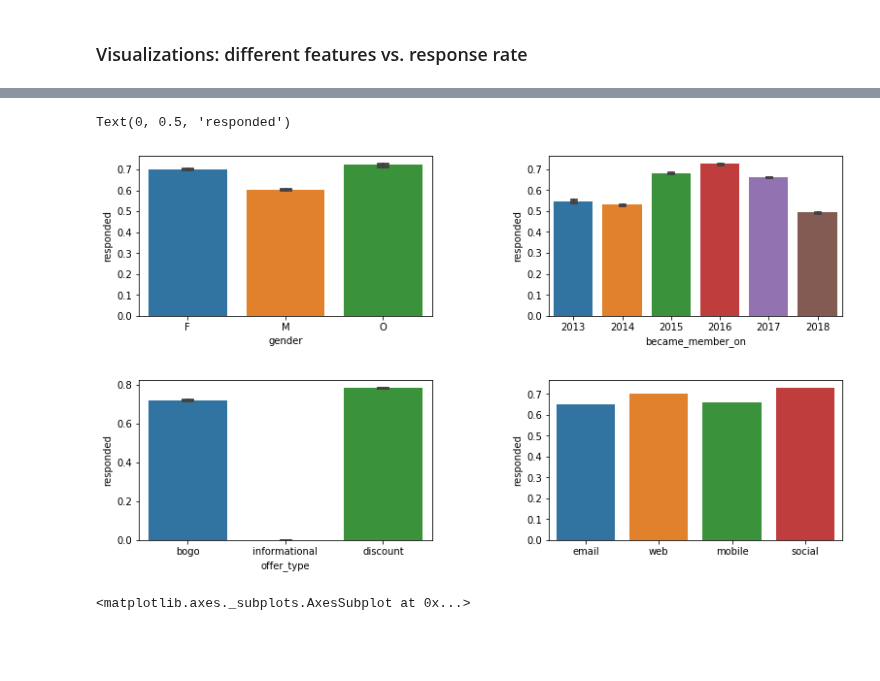
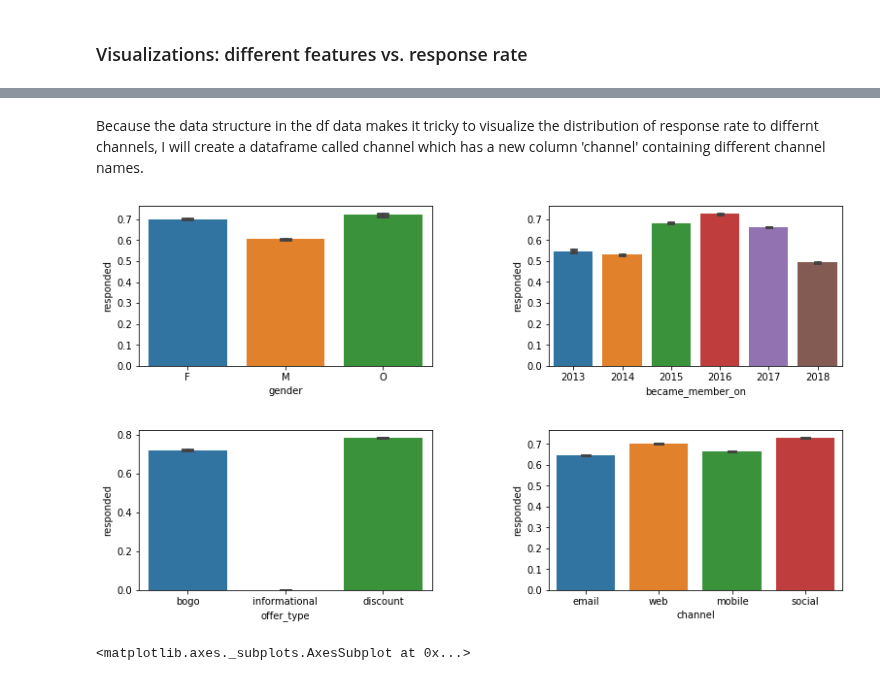
Before and after one commit to Kilie/starbucks, a Jupyter notebook: Starbucks_Capstone_notebook.ipynb, the cells around one changed output, grey strips where cells are left out. Cells and saved outputs as stored; diff of their text form; code cells hidden in the pictures; blank space fills up the shorter version.

```diff
--- a/Starbucks_Capstone_notebook.ipynb
+++ b/Starbucks_Capstone_notebook.ipynb
@@ -694,16 +684,31 @@ Text(0, 0.5, 'responded')
+# %% [markdown]
+Because the data structure in the df data makes it tricky to visualize the distribution of response rate to differnt channels, I will create a dataframe called channel which has a new column 'channel' containing different channel names.
+# %%
+# Create subsets for each channel
+email = df[df['email'] == 1].copy()
+web = df[df['web'] == 1].copy()
+mobile = df[df['mobile'] == 1].copy()
+social = df[df['social'] == 1].copy()
+
+# Create a column called 'channel' containing the channel names
+email['channel'] = 'email'
+web['channel'] = 'web'
+mobile['channel'] = 'mobile'
+social['channel'] = 'social'
+
+# Create a channel dataframe from the subsets
+channel = pd.concat([email, web, mobile, social], axis=0)
 # %%
 # Response rate in differnt gender, joining time, and offer type groups
 fig, axis = plt.subplots(2, 2)
 plt.subplots_adjust(wspace=0.4, hspace=0.4, top=1.5, right=1.8)
+
 ax1 = sns.barplot(x=df['gender'], y=df['responded'], capsize=.1, ax=axis[0,0])
 ax2 = sns.barplot(x=df['became_member_on'], y=df['responded'],  capsize=.1, ax=axis[0,1])
 ax3 = sns.barplot(x=df['offer_type'], y=df['responded'], capsize=.1, ax=axis[1,0])
-ax4 = sns.barplot(x=['email', 'web', 'mobile', 'social'], \
-                  y=[email_response, web_response, mobile_response, social_response], ax=axis[1,1])
-ax4.set_ylabel('responded')
+ax4 = sns.barplot(x=channel['channel'], y=channel['responded'], capsize=.1, ax=axis[1,1])
 # %% [output]
-Text(0, 0.5, 'responded')
-[figure, old version]
+[figure, new version]
 # %%
 # The mean of income and age in different response groups
 fig, axis = plt.subplots(1, 2)
```
Also changed, not shown: parts of 14 cells of this notebook.
